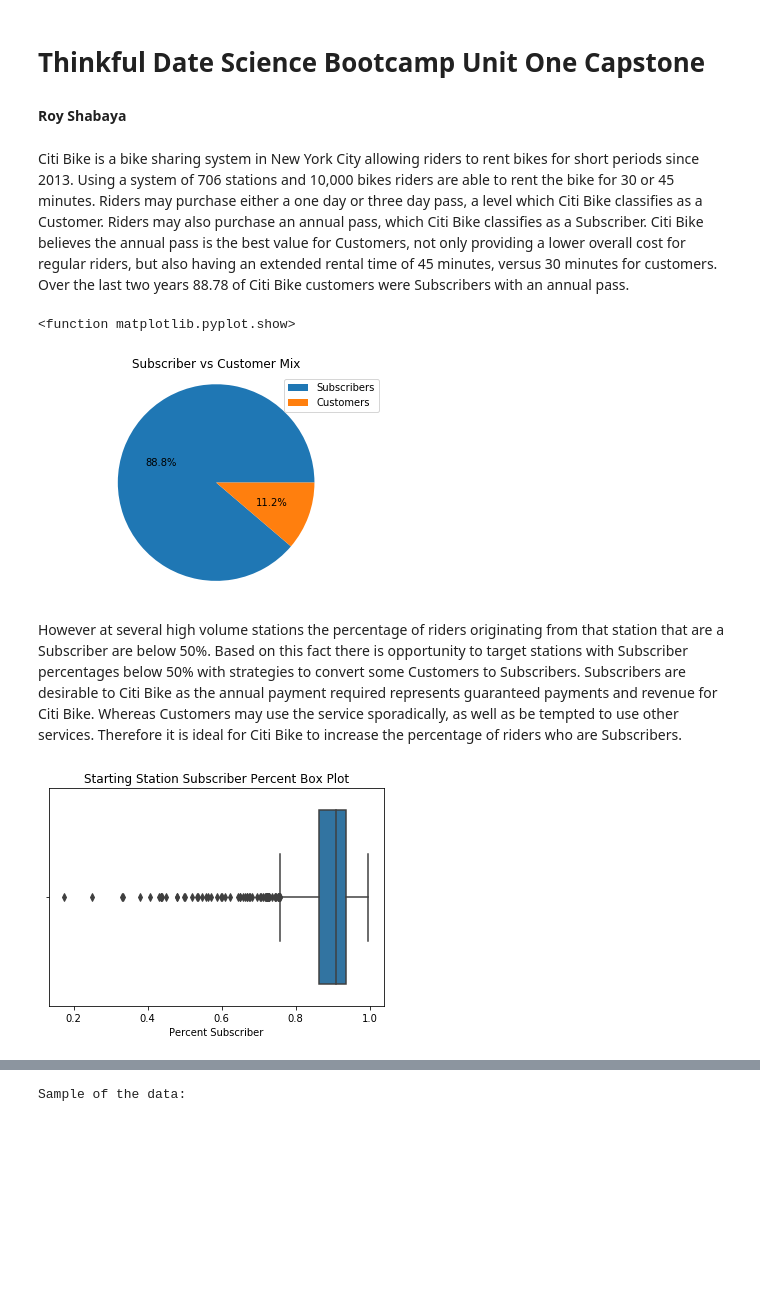
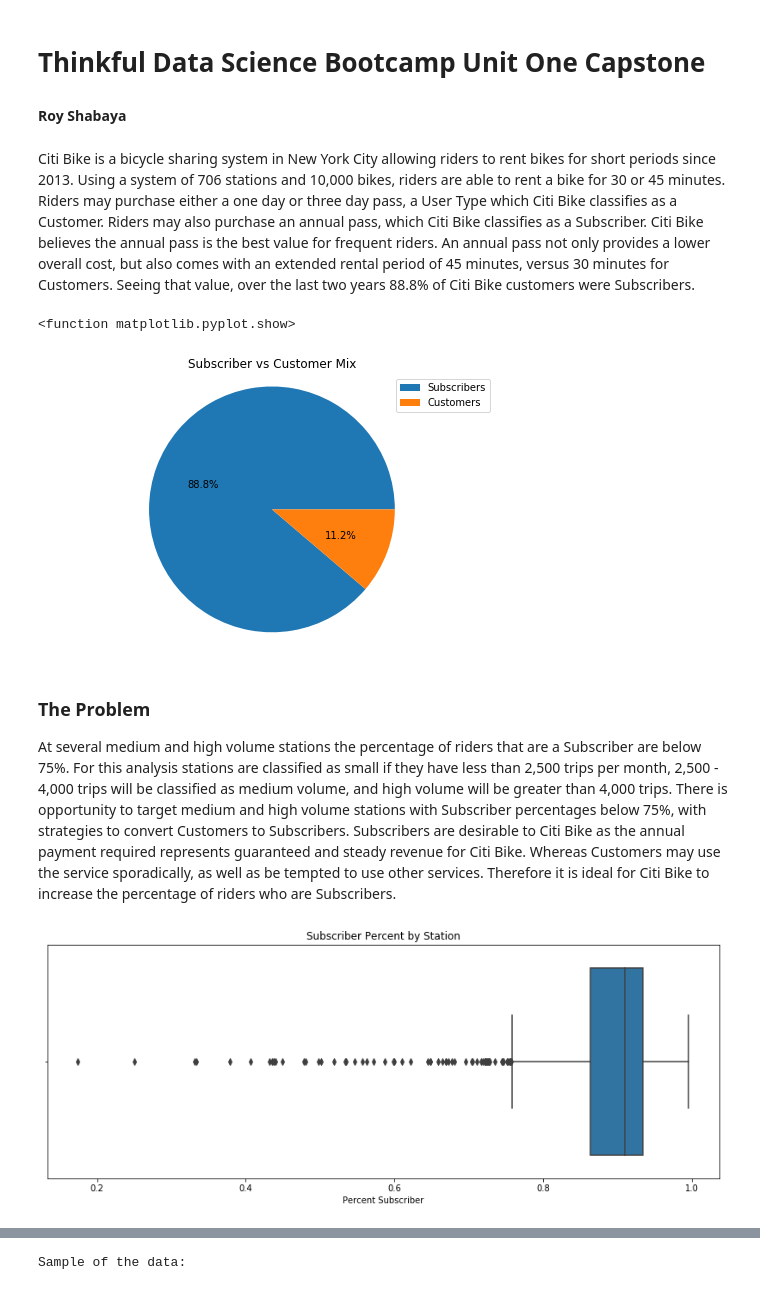
Before and after one commit to zinrion/Bike-Data-Analysis, a Jupyter notebook: Citi Bike.ipynb, the cells around one changed output, grey strips where cells are left out. Saved outputs shown, nothing was run; the diff lists cells and outputs as text; code cells hidden in the pictures; blank space fills up the shorter version.

Commit message:
Updated capstone

```diff
--- a/Citi Bike.ipynb
+++ b/Citi Bike.ipynb
@@ -1,31 +1,35 @@
 # %% [markdown]
-# Thinkful Date Science Bootcamp Unit One Capstone
+# Thinkful Data Science Bootcamp Unit One Capstone
 
 #### Roy Shabaya
 # %% [markdown]
-Citi Bike is a bike sharing system in New York City allowing riders to rent bikes for short periods since 2013.  Using a system of 706 stations and 10,000 bikes riders are able to rent the bike for 30 or 45 minutes.  Riders may purchase either a one day or three day pass, a level which Citi Bike classifies as a Customer.  Riders may also purchase an annual pass, which Citi Bike classifies as a Subscriber.  Citi Bike believes the annual pass is the best value for Customers, not only providing a lower overall cost for regular riders, but also having an extended rental time of 45 minutes, versus 30 minutes for customers.  Over the last two years 88.78 of Citi Bike customers were Subscribers with an annual pass.
+Citi Bike is a bicycle sharing system in New York City allowing riders to rent bikes for short periods since 2013.  Using a system of 706 stations and 10,000 bikes, riders are able to rent a bike for 30 or 45 minutes.  Riders may purchase either a one day or three day pass, a User Type which Citi Bike classifies as a Customer.  Riders may also purchase an annual pass, which Citi Bike classifies as a Subscriber.  Citi Bike believes the annual pass is the best value for frequent riders.  An annual pass not only provides a lower overall cost, but also comes with an extended rental period of 45 minutes, versus 30 minutes for Customers.  Seeing that value, over the last two years 88.8% of Citi Bike customers were Subscribers.
 # %%
-#Sep by year to see how changing
+#Create User Type Mix Pie Chart
 subscriber = ((user_pivot.Subscriber.sum())/(user_pivot.Customer.sum() + user_pivot.Subscriber.sum()))
 customer = 1 - subscriber
 pie_data = [subscriber,customer]
+fig, ax = plt.subplots(figsize=(8,5))
 plt.pie(pie_data, autopct="%0.01f%%")
 plt.title("Subscriber vs Customer Mix")
 pie_legend = ["Subscribers","Customers"]
 plt.legend(pie_legend)
 plt.axis("equal")
 plt.show
 # %% [output]
 <function matplotlib.pyplot.show>
-[figure, old version]
+[figure, new version]
 # %% [markdown]
-However at several high volume stations the percentage of riders originating from that station that are a Subscriber are below 50%.  Based on this fact there is opportunity to target stations with Subscriber percentages below 50% with strategies to convert some Customers to Subscribers.  Subscribers are desirable to Citi Bike as the annual payment required represents guaranteed payments and revenue for Citi Bike.  Whereas Customers may use the service sporadically, as well as be tempted to use other services.  Therefore it is ideal for Citi Bike to increase the percentage of riders who are Subscribers.
+### The Problem
+
+At several medium and high volume stations the percentage of riders that are a Subscriber are below 75%. For this analysis stations are classified as small if they have less than 2,500 trips per month, 2,500 - 4,000 trips will be classified as medium volume, and high volume will be greater than 4,000 trips. There is opportunity to target medium and high volume stations with Subscriber percentages below 75%, with strategies to convert Customers to Subscribers.  Subscribers are desirable to Citi Bike as the annual payment required represents guaranteed and steady revenue for Citi Bike.  Whereas Customers may use the service sporadically, as well as be tempted to use other services.  Therefore it is ideal for Citi Bike to increase the percentage of riders who are Subscribers.
 # %%
 #Create Box Plot
 box = user_pivot["Percent Subscriber"]
+fig, ax = plt.subplots(figsize=(14,5))
 sns.boxplot(box)
-plt.title("Starting Station Subscriber Percent Box Plot")
+plt.title("Subscriber Percent by Station")
 plt.show()
 # %% [output]
-[figure, old version]
+[figure, new version]
 # %% [markdown]
```
Also changed, not shown: parts of 14 cells of this notebook.
